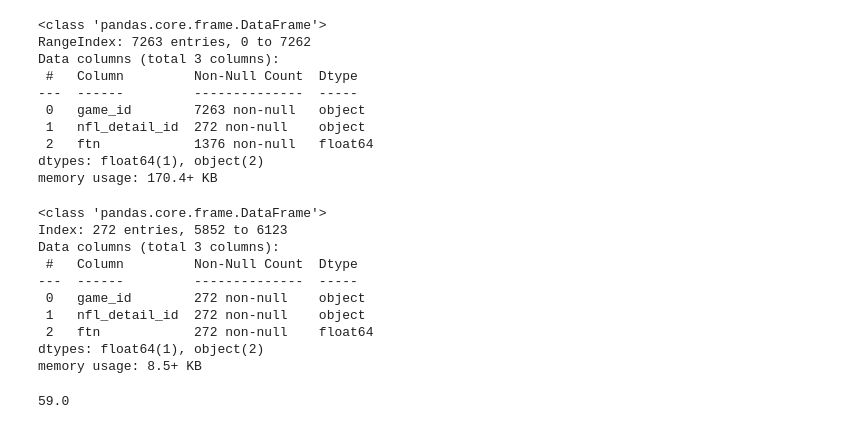
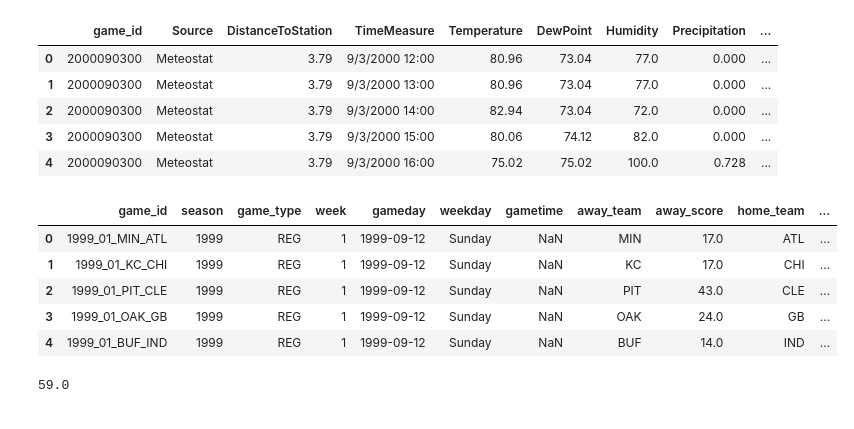
Before and after one commit to KPsimo/Kidus_Football_Games, a Jupyter notebook: DSRP_Project.ipynb, the cells around one changed output. Saved outputs shown, nothing was run; the diff lists cells and outputs as text; code cells hidden in the pictures.

```diff
--- a/DSRP_Project.ipynb
+++ b/DSRP_Project.ipynb
@@ -30,31 +33,23 @@ from google.colab import drive
 
 df = pd.read_csv('/content/drive/MyDrive/Colab Notebooks/GAMES . CSV/games.csv')
 
+right_df = pd.read_csv('https://raw.githubusercontent.com/ThompsonJamesBliss/WeatherData/refs/heads/master/data/games_weather.csv')
+
 l1 = ['game_id', 'nfl_detail_id', 'ftn']
-
-df3 = df[l1]
-df3.info()
+right_df.head()
 # %% [output]
-<class 'pandas.core.frame.DataFrame'>
-RangeIndex: 7263 entries, 0 to 7262
-Data columns (total 3 columns):
- #   Column         Non-Null Count  Dtype
----  ------         --------------  -----
- 0   game_id        7263 non-null   object
- 1   nfl_detail_id  272 non-null    object
- 2   ftn            1376 non-null   float64
-dtypes: float64(1), object(2)
-memory usage: 170.4+ KB
+|  | game_id | Source | DistanceToStation | TimeMeasure | Temperature | DewPoint | Humidity | Precipitation | ... |
+| 0 | 2000090300 | Meteostat | 3.79 | 9/3/2000 12:00 | 80.96 | 73.04 | 77.0 | 0.000 | ... |
+| 1 | 2000090300 | Meteostat | 3.79 | 9/3/2000 13:00 | 80.96 | 73.04 | 77.0 | 0.000 | ... |
+| 2 | 2000090300 | Meteostat | 3.79 | 9/3/2000 14:00 | 82.94 | 73.04 | 72.0 | 0.000 | ... |
+| 3 | 2000090300 | Meteostat | 3.79 | 9/3/2000 15:00 | 80.06 | 74.12 | 82.0 | 0.000 | ... |
+| 4 | 2000090300 | Meteostat | 3.79 | 9/3/2000 16:00 | 75.02 | 75.02 | 100.0 | 0.728 | ... |
-# %%
-df3.dropna(axis=0).info()
-# %% [output]
-<class 'pandas.core.frame.DataFrame'>
-Index: 272 entries, 5852 to 6123
-Data columns (total 3 columns):
- #   Column         Non-Null Count  Dtype
----  ------         --------------  -----
- 0   game_id        272 non-null    object
- 1   nfl_detail_id  272 non-null    object
- 2   ftn            272 non-null    float64
-dtypes: float64(1), object(2)
-memory usage: 8.5+ KB
+# %%
+df.head()
+# %% [output]
+|  | game_id | season | game_type | week | gameday | weekday | gametime | away_team | away_score | home_team | ... |
+| 0 | 1999_01_MIN_ATL | 1999 | REG | 1 | 1999-09-12 | Sunday | NaN | MIN | 17.0 | ATL | ... |
+| 1 | 1999_01_KC_CHI | 1999 | REG | 1 | 1999-09-12 | Sunday | NaN | KC | 17.0 | CHI | ... |
+| 2 | 1999_01_PIT_CLE | 1999 | REG | 1 | 1999-09-12 | Sunday | NaN | PIT | 43.0 | CLE | ... |
+| 3 | 1999_01_OAK_GB | 1999 | REG | 1 | 1999-09-12 | Sunday | NaN | OAK | 24.0 | GB | ... |
+| 4 | 1999_01_BUF_IND | 1999 | REG | 1 | 1999-09-12 | Sunday | NaN | BUF | 14.0 | IND | ... |
```
Also changed, not shown: parts of 15 cells of this notebook.
